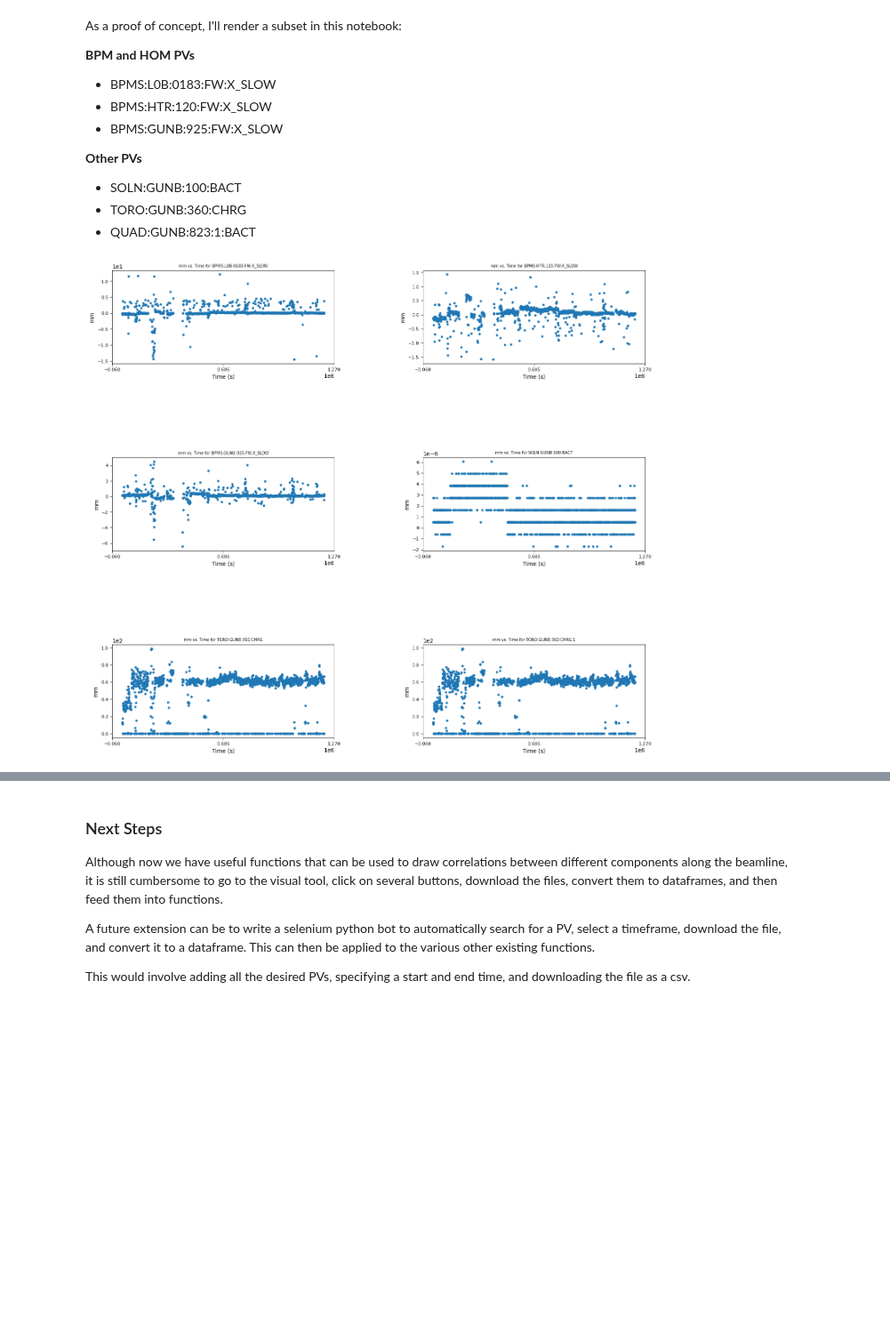
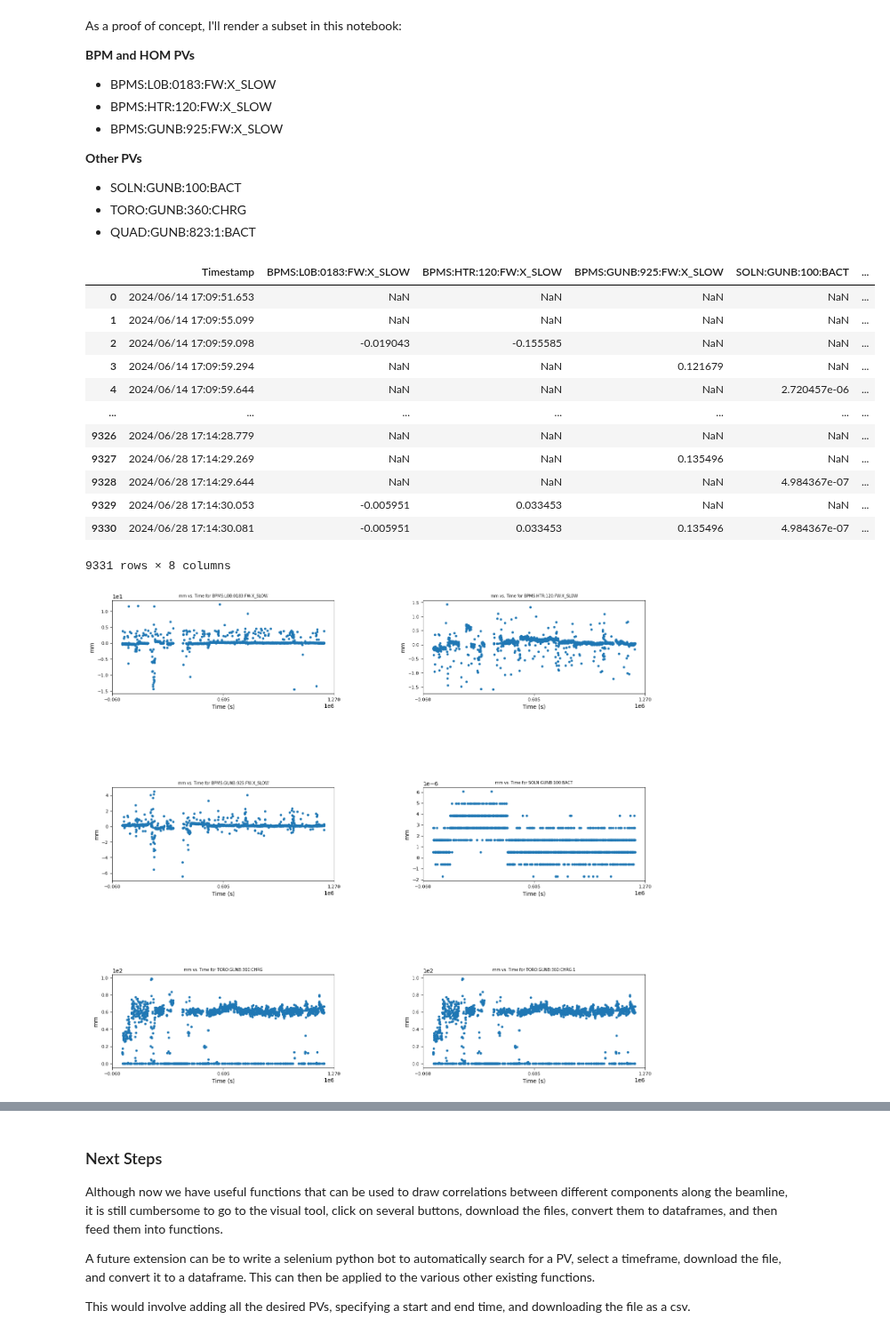
Before and after one commit to jpgtordilla/hombom24, a Jupyter notebook: archive-analysis/archviewer-plots/test-vis/test-vis.ipynb, the cells around one changed output, grey strips where cells are left out. Shown at 89% size. Drawn from its saved outputs; the diff is of its cells as text; code cells hidden in the pictures; blank space fills up the shorter version.

```diff
--- a/archive-analysis/archviewer-plots/test-vis/test-vis.ipynb
+++ b/archive-analysis/archviewer-plots/test-vis/test-vis.ipynb
@@ -456,6 +470,20 @@ As a proof of concept, I'll render a subset in this notebook:
 # %%
 # Visualize all in megaplot
 df_correl = pd.read_csv("correl-test.csv")
 megaplot_all_cols(df_correl, "mm", start=0, end=10000)
+df_correl
 # %% [output]
+|  | Timestamp | BPMS:L0B:0183:FW:X_SLOW | BPMS:HTR:120:FW:X_SLOW | BPMS:GUNB:925:FW:X_SLOW | SOLN:GUNB:100:BACT | ... |
+| 0 | 2024/06/14 17:09:51.653 | NaN | NaN | NaN | NaN | ... |
+| 1 | 2024/06/14 17:09:55.099 | NaN | NaN | NaN | NaN | ... |
+| 2 | 2024/06/14 17:09:59.098 | -0.019043 | -0.155585 | NaN | NaN | ... |
+| 3 | 2024/06/14 17:09:59.294 | NaN | NaN | 0.121679 | NaN | ... |
+| 4 | 2024/06/14 17:09:59.644 | NaN | NaN | NaN | 2.720457e-06 | ... |
+| ... | ... | ... | ... | ... | ... | ... |
+| 9326 | 2024/06/28 17:14:28.779 | NaN | NaN | NaN | NaN | ... |
+| 9327 | 2024/06/28 17:14:29.269 | NaN | NaN | 0.135496 | NaN | ... |
+| 9328 | 2024/06/28 17:14:29.644 | NaN | NaN | NaN | 4.984367e-07 | ... |
+| 9329 | 2024/06/28 17:14:30.053 | -0.005951 | 0.033453 | NaN | NaN | ... |
+| 9330 | 2024/06/28 17:14:30.081 | -0.005951 | 0.033453 | 0.135496 | 4.984367e-07 | ... |
+9331 rows × 8 columns
 [figure]
```
Also changed, not shown: parts of 5 cells of this notebook.
